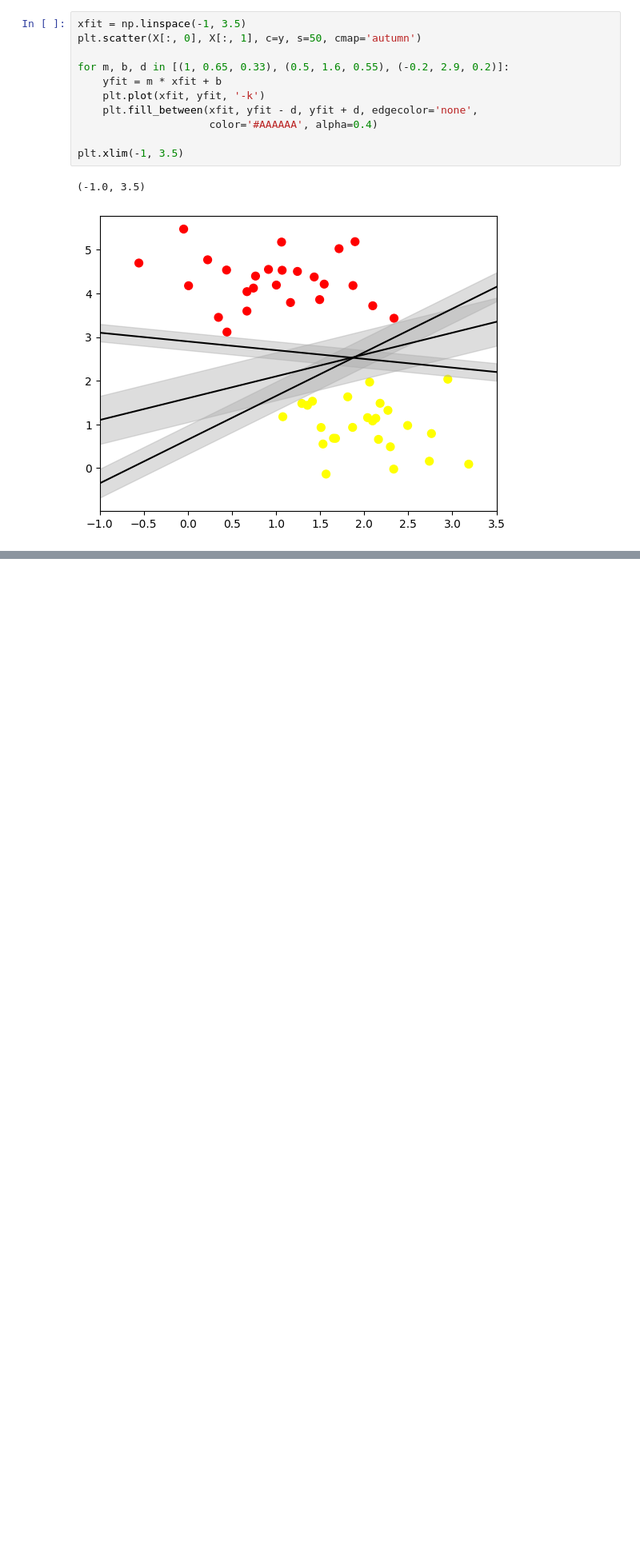
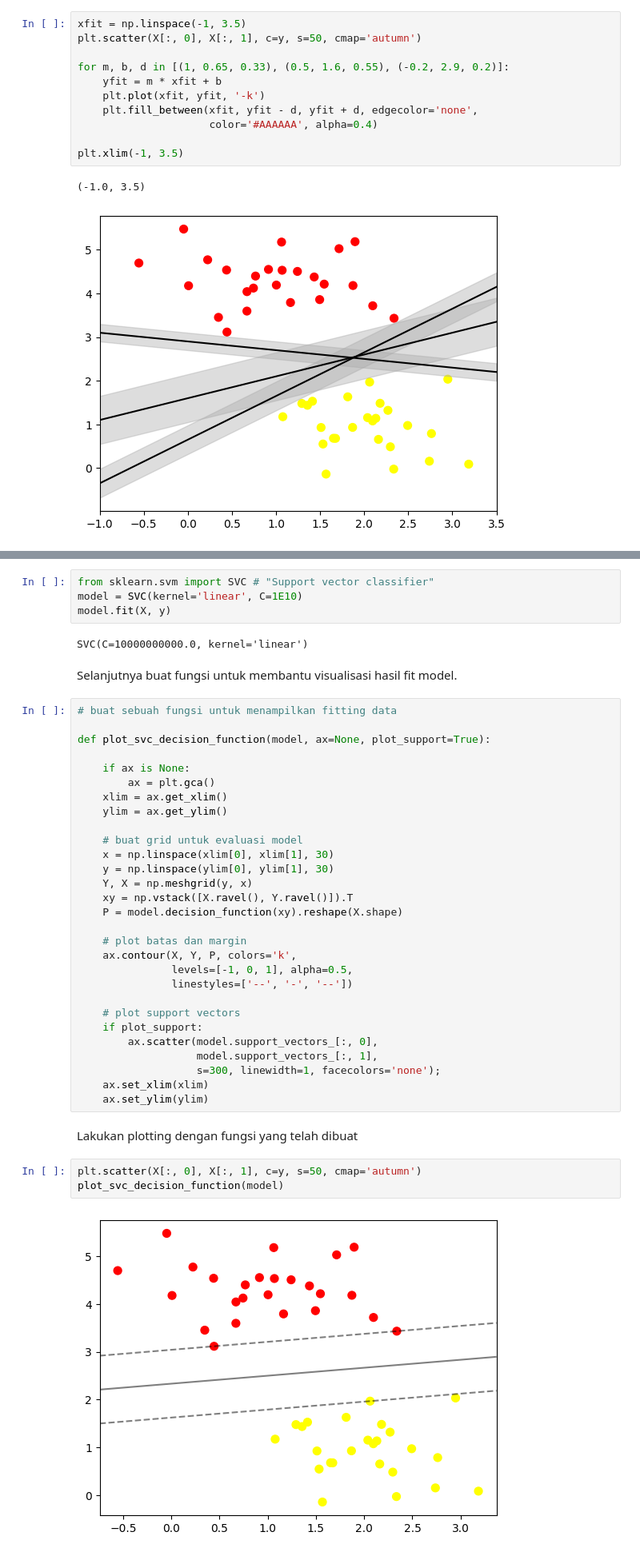
Before and after one commit to ErikRidhoFirm/Pembelajaran-Mesin_Ganjil_2025, a Jupyter notebook: Pembelajaran_Mesin_Praktikum11.ipynb, the cells around one changed output, grey strips where cells are left out. Shown: that part at 80% size. Cells and saved outputs as stored; diff of their text form; blank space fills up the shorter version.

Commit message:
Langkah 5 - Fitting Model

```diff
--- a/Pembelajaran_Mesin_Praktikum11.ipynb
+++ b/Pembelajaran_Mesin_Praktikum11.ipynb
@@ -54,0 +57,44 @@ plt.xlim(-1, 3.5)
+# %%
+from sklearn.svm import SVC # "Support vector classifier"
+model = SVC(kernel='linear', C=1E10)
+model.fit(X, y)
+# %% [output]
+SVC(C=10000000000.0, kernel='linear')
+# %% [markdown]
+Selanjutnya buat fungsi untuk membantu visualisasi hasil fit model.
+# %%
+# buat sebuah fungsi untuk menampilkan fitting data
+
+def plot_svc_decision_function(model, ax=None, plot_support=True):
+
+    if ax is None:
+        ax = plt.gca()
+    xlim = ax.get_xlim()
+    ylim = ax.get_ylim()
+
+    # buat grid untuk evaluasi model
+    x = np.linspace(xlim[0], xlim[1], 30)
+    y = np.linspace(ylim[0], ylim[1], 30)
+    Y, X = np.meshgrid(y, x)
+    xy = np.vstack([X.ravel(), Y.ravel()]).T
+    P = model.decision_function(xy).reshape(X.shape)
+
+    # plot batas dan margin
+    ax.contour(X, Y, P, colors='k',
+               levels=[-1, 0, 1], alpha=0.5,
+               linestyles=['--', '-', '--'])
+
+    # plot support vectors
+    if plot_support:
+        ax.scatter(model.support_vectors_[:, 0],
+                   model.support_vectors_[:, 1],
+                   s=300, linewidth=1, facecolors='none');
+    ax.set_xlim(xlim)
+    ax.set_ylim(ylim)
+# %% [markdown]
+Lakukan plotting dengan fungsi yang telah dibuat
+# %%
+plt.scatter(X[:, 0], X[:, 1], c=y, s=50, cmap='autumn')
+plot_svc_decision_function(model)
+# %% [output]
+[figure, added]
```
Also changed, not shown: parts of 9 cells of this notebook.
